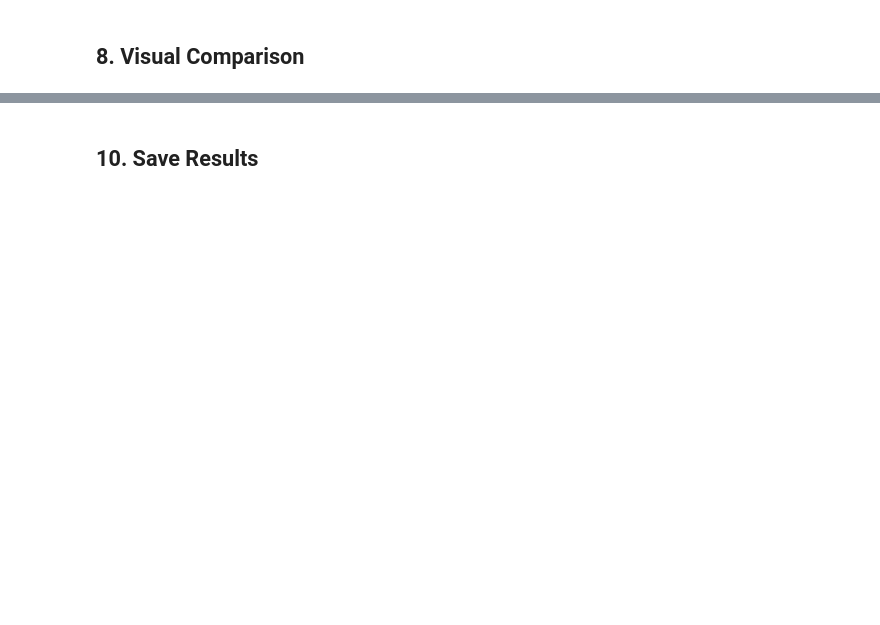
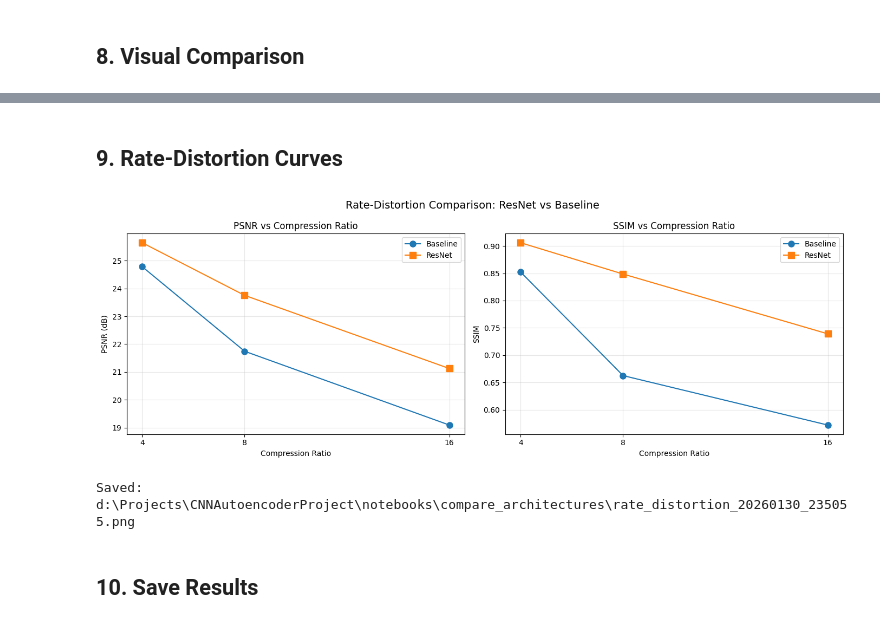
Before and after one commit to AdamDuffyCastaldo/CNNAutoencoderProject, a Jupyter notebook: notebooks/compare_architectures.ipynb, the cells around one changed output, grey strips where cells are left out. Saved outputs shown, nothing was run; the diff lists cells and outputs as text; code cells hidden in the pictures; blank space fills up the shorter version.

```diff
--- a/notebooks/compare_architectures.ipynb
+++ b/notebooks/compare_architectures.ipynb
@@ -408,3 +412,69 @@ Recommendation:
+# %% [markdown]
+## 9. Rate-Distortion Curves
+# %%
+# Organize results by architecture
+baseline_results = {k: v for k, v in results.items() if 'Baseline' in k}
+resnet_results = {k: v for k, v in results.items() if 'ResNet' in k}
+
+# Extract compression ratios and metrics
+def get_rd_data(model_results, arch_name):
+    ratios = []
+    psnrs = []
+    ssims = []
+    for name, r in model_results.items():
+        if '4x' in name:
+            ratios.append(4)
+        elif '8x' in name:
+            ratios.append(8)
+        elif '16x' in name:
+            ratios.append(16)
+        psnrs.append(r['val_psnr'])
+        ssims.append(r['val_ssim'])
+    return ratios, psnrs, ssims
+
+fig, (ax1, ax2) = plt.subplots(1, 2, figsize=(14, 5))
+
+# PSNR vs Compression Ratio
+if baseline_results:
+    r, p, s = get_rd_data(baseline_results, 'Baseline')
+    ax1.plot(r, p, 'o-', label='Baseline', markersize=8)
+if resnet_results:
+    r, p, s = get_rd_data(resnet_results, 'ResNet')
+    ax1.plot(r, p, 's-', label='ResNet', markersize=8)
+
+ax1.set_xlabel('Compression Ratio')
+ax1.set_ylabel('PSNR (dB)')
+ax1.set_title('PSNR vs Compression Ratio')
+ax1.legend()
+ax1.grid(True, alpha=0.3)
+ax1.set_xticks([4, 8, 16])
+
+# SSIM vs Compression Ratio
+if baseline_results:
+    r, p, s = get_rd_data(baseline_results, 'Baseline')
+    ax2.plot(r, s, 'o-', label='Baseline', markersize=8)
+if resnet_results:
+    r, p, s = get_rd_data(resnet_results, 'ResNet')
+    ax2.plot(r, s, 's-', label='ResNet', markersize=8)
+
+ax2.set_xlabel('Compression Ratio')
+ax2.set_ylabel('SSIM')
+ax2.set_title('SSIM vs Compression Ratio')
+ax2.legend()
+ax2.grid(True, alpha=0.3)
+ax2.set_xticks([4, 8, 16])
+
+plt.suptitle('Rate-Distortion Comparison: ResNet vs Baseline', fontsize=14)
+plt.tight_layout()
+
+rd_path = out_dir / f'rate_distortion_{timestamp}.png'
+plt.savefig(rd_path, dpi=150)
+plt.show()
+
+print(f"\nSaved: {rd_path}")
+# %% [output]
+[figure, added]
+Saved: d:\Projects\CNNAutoencoderProject\notebooks\compare_architectures\rate_distortion_20260130_235055.png
 # %% [markdown]
 ## 10. Save Results
 # %%
```
Also changed, not shown: parts of 19 cells of this notebook, 12 other files.
